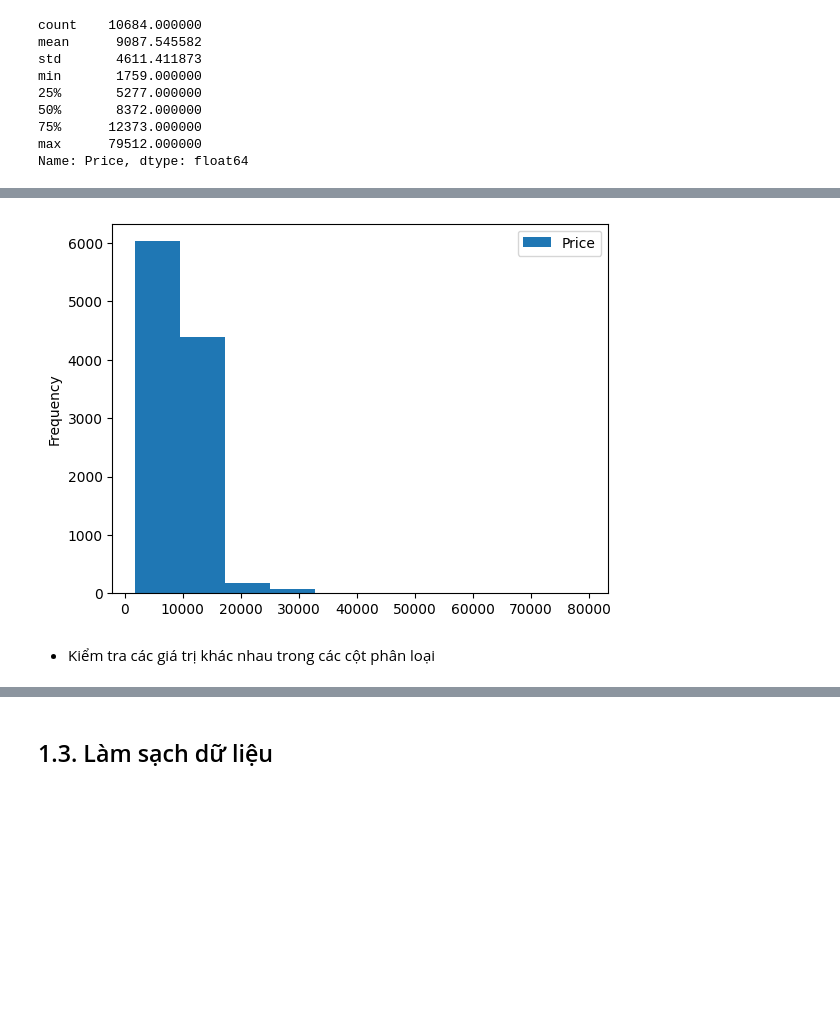
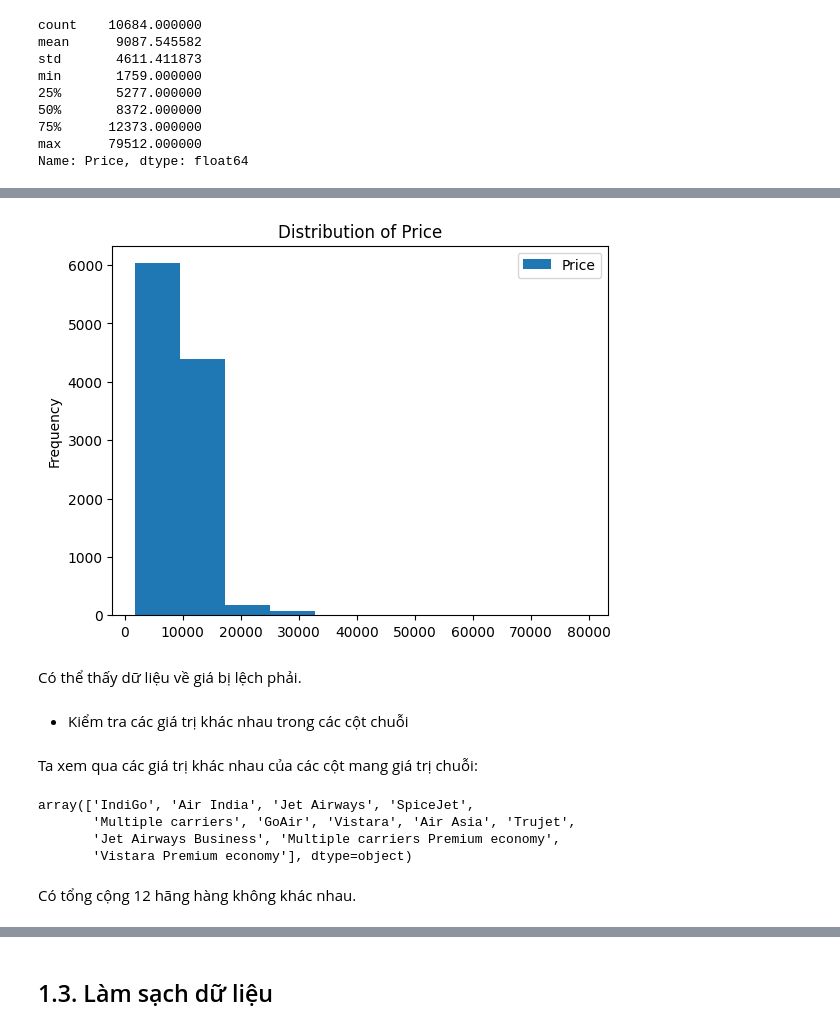
Before and after one commit to QuangHuy54/AppliedDataAnalysis_FinalProject, a Jupyter notebook: 20120497.ipynb, the cells around one changed output, grey strips where cells are left out. Drawn from its saved outputs; the diff is of its cells as text; code cells hidden in the pictures; blank space fills up the shorter version.

```diff
--- a/20120497.ipynb
+++ b/20120497.ipynb
@@ -108,8 +151,21 @@ df.plot(y=["Price"],kind='box');
 # %%
-df.plot(y=["Price"],kind='hist');
+df.plot(y=["Price"],kind='hist',title="Distribution of Price");
 # %% [output]
-[figure, old version]
+[figure, new version]
+# %% [markdown]
+Có thể thấy dữ liệu về giá bị lệch phải.
 # %% [markdown]
 
 
-*   Kiểm tra các giá trị khác nhau trong các cột phân loại
+*   Kiểm tra các giá trị khác nhau trong các cột chuỗi
+# %% [markdown]
+Ta xem qua các giá trị khác nhau của các cột mang giá trị chuỗi:
+# %%
+df["Airline"].unique()
+# %% [output]
+array(['IndiGo', 'Air India', 'Jet Airways', 'SpiceJet',
+       'Multiple carriers', 'GoAir', 'Vistara', 'Air Asia', 'Trujet',
+       'Jet Airways Business', 'Multiple carriers Premium economy',
+       'Vistara Premium economy'], dtype=object)
+# %% [markdown]
+Có tổng cộng 12 hãng hàng không khác nhau.
```
Also changed, not shown: parts of 186 cells of this notebook.
